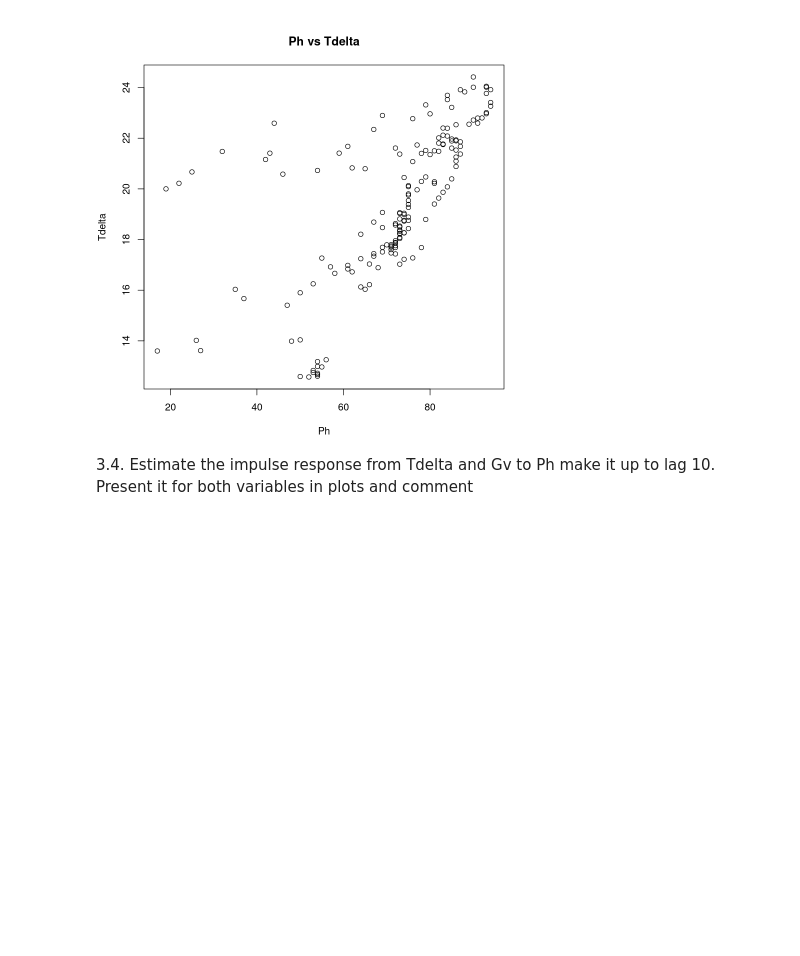
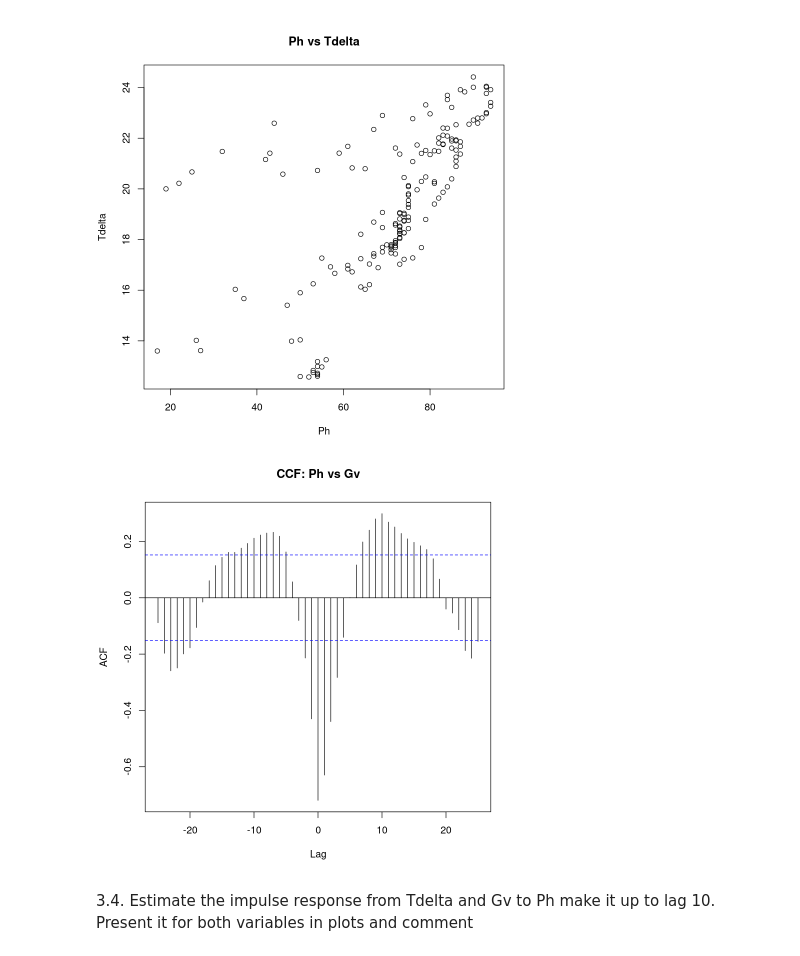
Before and after one commit to mathilderask/TimeSeriesAnalysis, a Jupyter notebook: Assig3/opg_3_oia copy.ipynb, the cells around one changed output. Drawn from its saved outputs; the diff is of its cells as text; code cells hidden in the pictures; blank space fills up the shorter version.

```diff
--- a/Assig3/opg_3_oia copy.ipynb
+++ b/Assig3/opg_3_oia copy.ipynb
@@ -91,6 +87,11 @@ par(mfrow=c(1,1), mar=c(4,4,4,1), bg = 'white')
 plot(Dtrain$Ph, Dtrain$Tdelta, xlab = "Ph", ylab = "Tdelta", main = "Ph vs Tdelta")
 # %% [output]
 [figure]
+# %%
+par(bg = 'white')
+ccf(Dtrain$Ph, Dtrain$Gv, lag.max = 25,  main = "CCF: Ph vs Gv")
+# %% [output]
+[figure, added]
 # %% [markdown]
 3.4. Estimate the impulse response from Tdelta and Gv to Ph make it up to lag 10. Present it for both
 variables in plots and comment
```
Also changed, not shown: parts of 3 cells of this notebook, 5 other files.
